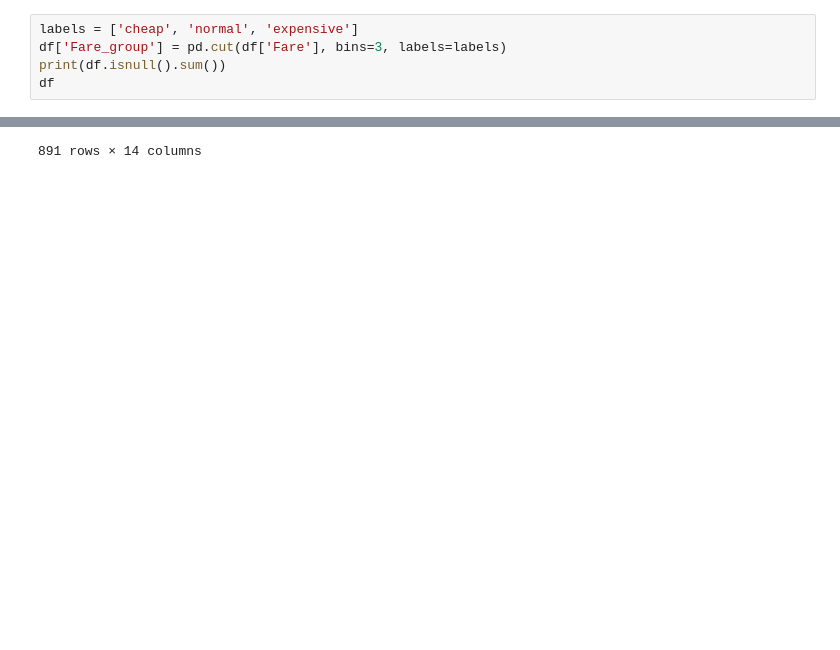
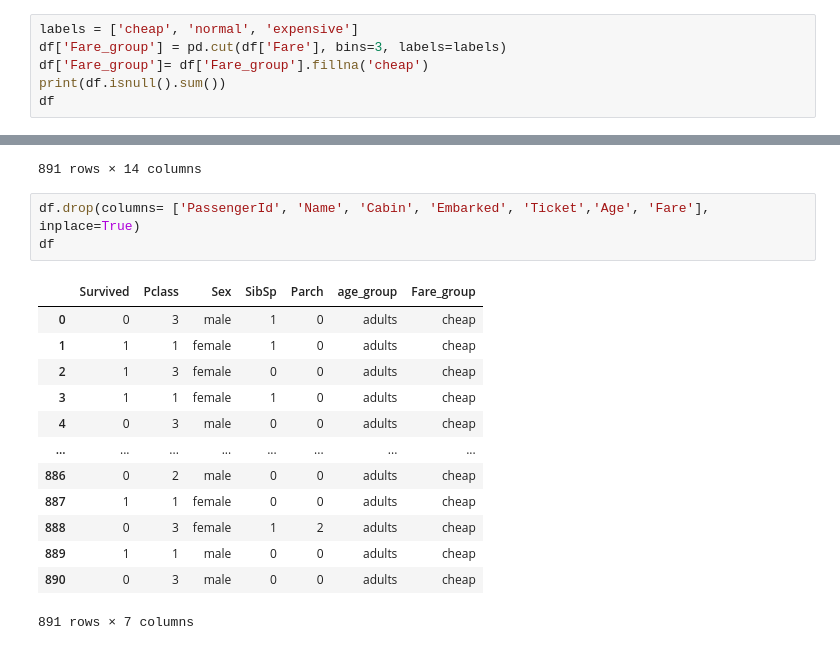
Before and after one commit to kostaskaragiorgos/Titanic-Dataset, a Jupyter notebook: Untitled.ipynb, the cells around one changed output, grey strips where cells are left out. Saved outputs shown, nothing was run; the diff lists cells and outputs as text; blank space fills up the shorter version.

```diff
--- a/Untitled.ipynb
+++ b/Untitled.ipynb
@@ -84,6 +81,7 @@ dtype: int64
 # %%
 labels = ['cheap', 'normal', 'expensive']
 df['Fare_group'] = pd.cut(df['Fare'], bins=3, labels=labels)
+df['Fare_group']= df['Fare_group'].fillna('cheap')
 print(df.isnull().sum())
 df
 # %% [output]
@@ -115,3 +113,20 @@ dtype: int64
 | 889 | 890 | 1 | 1 | Behr, Mr. Karl Howell | male | 26 | 0 | 0 | 111369 | 30.0000 | ... |
 | 890 | 891 | 0 | 3 | Dooley, Mr. Patrick | male | 32 | 0 | 0 | 370376 | 7.7500 | ... |
 891 rows × 14 columns
+# %%
+df.drop(columns= ['PassengerId', 'Name', 'Cabin', 'Embarked', 'Ticket','Age', 'Fare'], inplace=True)
+df
+# %% [output]
+|  | Survived | Pclass | Sex | SibSp | Parch | age_group | Fare_group |
+| 0 | 0 | 3 | male | 1 | 0 | adults | cheap |
+| 1 | 1 | 1 | female | 1 | 0 | adults | cheap |
+| 2 | 1 | 3 | female | 0 | 0 | adults | cheap |
+| 3 | 1 | 1 | female | 1 | 0 | adults | cheap |
+| 4 | 0 | 3 | male | 0 | 0 | adults | cheap |
+| ... | ... | ... | ... | ... | ... | ... | ... |
+| 886 | 0 | 2 | male | 0 | 0 | adults | cheap |
+| 887 | 1 | 1 | female | 0 | 0 | adults | cheap |
+| 888 | 0 | 3 | female | 1 | 2 | adults | cheap |
+| 889 | 1 | 1 | male | 0 | 0 | adults | cheap |
+| 890 | 0 | 3 | male | 0 | 0 | adults | cheap |
+891 rows × 7 columns
```
Also changed, not shown: parts of 25 cells of this notebook.
